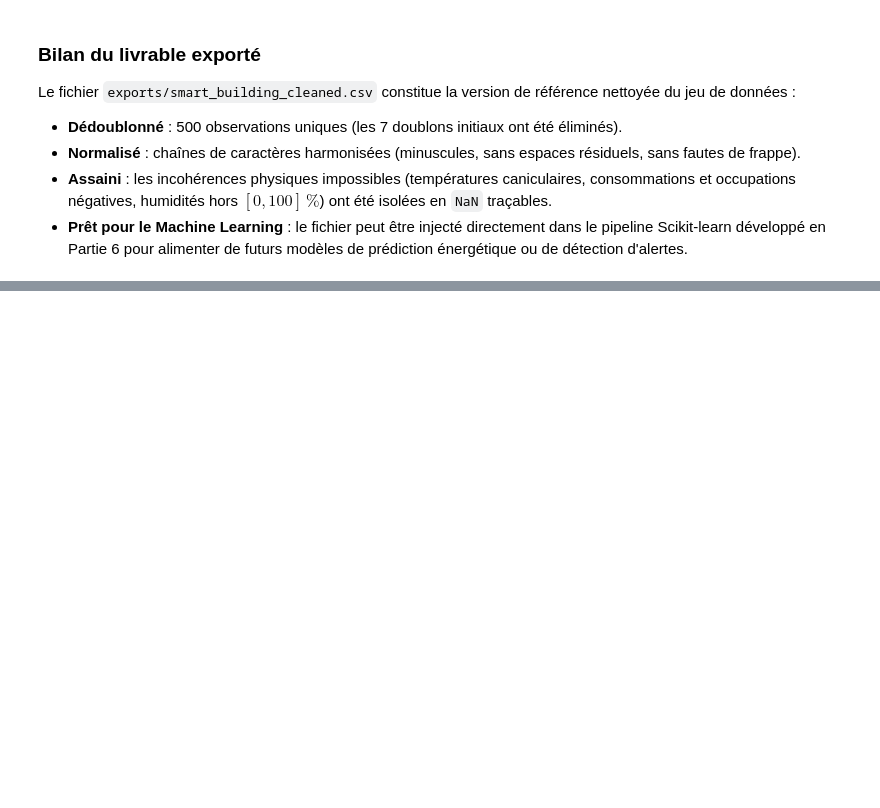
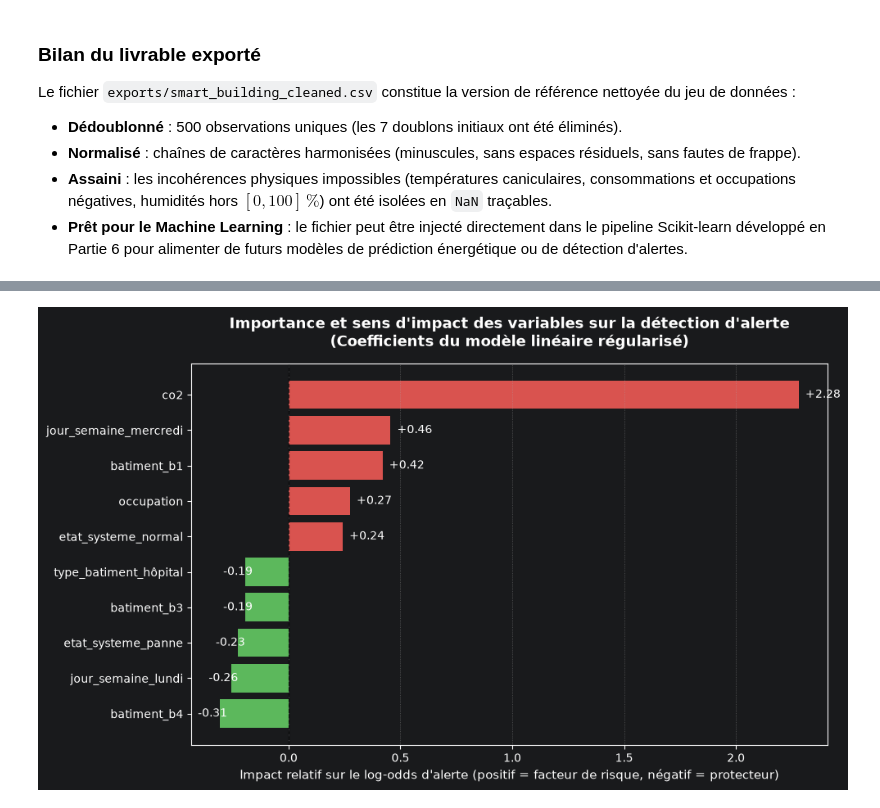
Before and after one commit to Abdouaziz2/atelier-prepa-donnees-tab, a Jupyter notebook: notebook/atelier-prepa-donnees-tab.ipynb, the cells around one changed output, grey strips where cells are left out. Saved outputs shown, nothing was run; the diff lists cells and outputs as text; code cells hidden in the pictures; blank space fills up the shorter version.

Commit message:
Partie 8 : Bonus — Interprétabilité et Facteurs Déclencheurs d'Alerte

```diff
--- a/notebook/atelier-prepa-donnees-tab.ipynb
+++ b/notebook/atelier-prepa-donnees-tab.ipynb
@@ -1855,0 +1868,19 @@ Le fichier `exports/smart_building_cleaned.csv` constitue la version de référe
+# %%
+# 1) Extraction des coefficients du modèle et des noms de colonnes nettoyés
+noms_features = pipeline_complet.named_steps['preprocessor'].get_feature_names_out()
+noms_propres = [f.replace('num__', '').replace('cat__', '') for f in noms_features]
+coefficients = pipeline_complet.named_steps['modele'].coef_[0]
+
+# 2) Construction du tableau d'interprétabilité
+df_importance = pd.DataFrame({
+    'Variable': noms_propres,
+    'Coefficient': coefficients,
+    'Odds Ratio (e^beta)': np.exp(coefficients)
+}).sort_values(by='Coefficient', ascending=False)
+
+# 3) Affichage du Top 5 aggravant et Top 5 protecteur
+print("--- Top 5 des facteurs aggravants (augmentent le risque d'alerte) ---")
+display(df_importance.head(5).round(3))
+
+print("\n--- Top 5 des facteurs protecteurs (réduisent le risque d'alerte) ---")
+display(df_importance.tail(5).round(3))
@@ -1855,0 +1913,28 @@ Le fichier `exports/smart_building_cleaned.csv` constitue la version de référe
+# %%
+import matplotlib.pyplot as plt
+
+# Sélection des 10 variables les plus influentes (5 positives + 5 négatives)
+top_impact = pd.concat([df_importance.head(5), df_importance.tail(5)]).sort_values(by='Coefficient')
+
+# Palette conditionnelle : rouge si aggrave le risque, vert si protecteur
+couleurs = ['#d9534f' if c > 0 else '#5cb85c' for c in top_impact['Coefficient']]
+
+plt.figure(figsize=(10, 6))
+barres = plt.barh(top_impact['Variable'], top_impact['Coefficient'], color=couleurs)
+plt.axvline(0, color='black', linestyle='--', linewidth=0.9, alpha=0.7)
+
+# Titre et annotations
+plt.title("Importance et sens d'impact des variables sur la détection d'alerte\n(Coefficients du modèle linéaire régularisé)", fontsize=13, fontweight='bold', pad=15)
+plt.xlabel("Impact relatif sur le log-odds d'alerte (positif = facteur de risque, négatif = protecteur)", fontsize=11)
+plt.grid(axis='x', linestyle=':', alpha=0.6)
+
+# Ajout des valeurs numériques sur les barres
+for barre in barres:
+    largeur = barre.get_width()
+    offset = 0.03 if largeur >= 0 else -0.10
+    plt.text(largeur + offset, barre.get_y() + barre.get_height() / 2, f"{largeur:+.2f}", va='center', fontsize=10)
+
+plt.tight_layout()
+plt.show()
+# %% [output]
+[figure, added]
```
Also changed, not shown: parts of 4 cells of this notebook, 1 other file.
